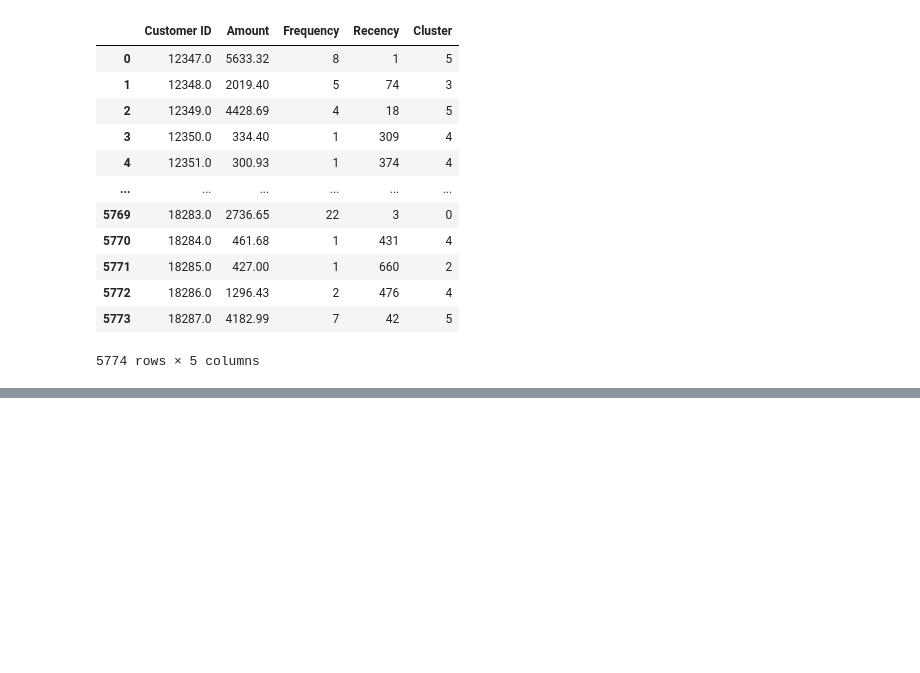
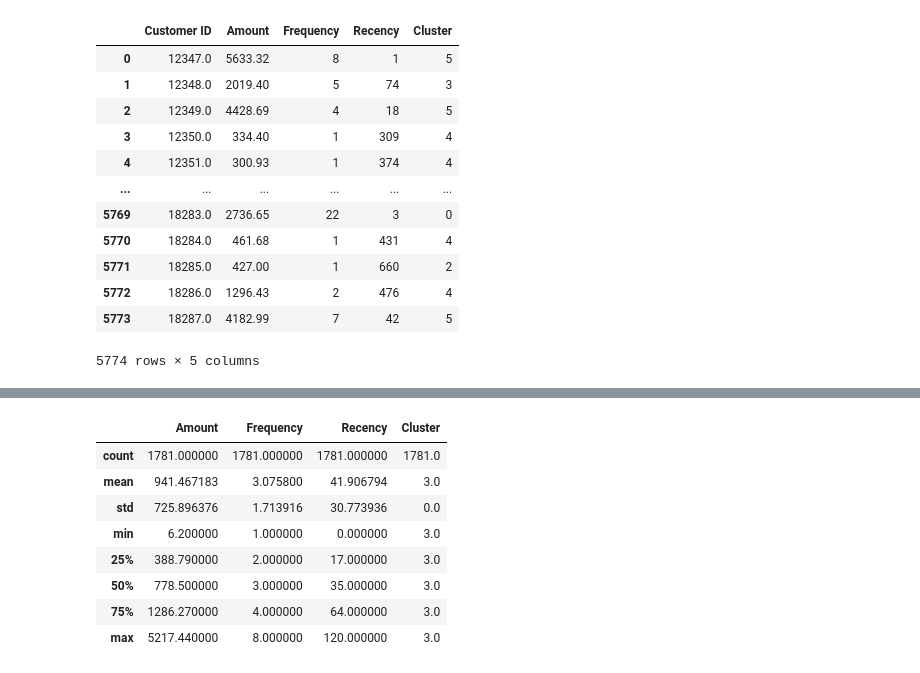
Before and after one commit to inyunita/Clustering-Customer-Segmentation-KMeans-and-KMedoids, a Jupyter notebook: Clustering_Segmentasi_Pelanggan.ipynb, the cells around one changed output, grey strips where cells are left out. Saved outputs shown, nothing was run; the diff lists cells and outputs as text; code cells hidden in the pictures; blank space fills up the shorter version.

```diff
--- a/Clustering_Segmentasi_Pelanggan.ipynb
+++ b/Clustering_Segmentasi_Pelanggan.ipynb
@@ -760,0 +829,12 @@ rfm_kmedoid
+# %%
+rfm_kmedoid[rfm_kmedoid['Cluster']==3].describe()
+# %% [output]
+|  | Amount | Frequency | Recency | Cluster |
+| count | 1781.000000 | 1781.000000 | 1781.000000 | 1781.0 |
+| mean | 941.467183 | 3.075800 | 41.906794 | 3.0 |
+| std | 725.896376 | 1.713916 | 30.773936 | 0.0 |
+| min | 6.200000 | 1.000000 | 0.000000 | 3.0 |
+| 25% | 388.790000 | 2.000000 | 17.000000 | 3.0 |
+| 50% | 778.500000 | 3.000000 | 35.000000 | 3.0 |
+| 75% | 1286.270000 | 4.000000 | 64.000000 | 3.0 |
+| max | 5217.440000 | 8.000000 | 120.000000 | 3.0 |
```
Also changed, not shown: parts of 21 cells of this notebook.
